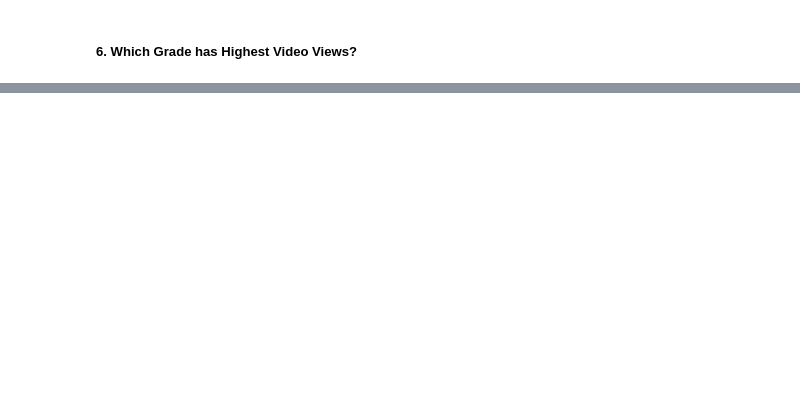
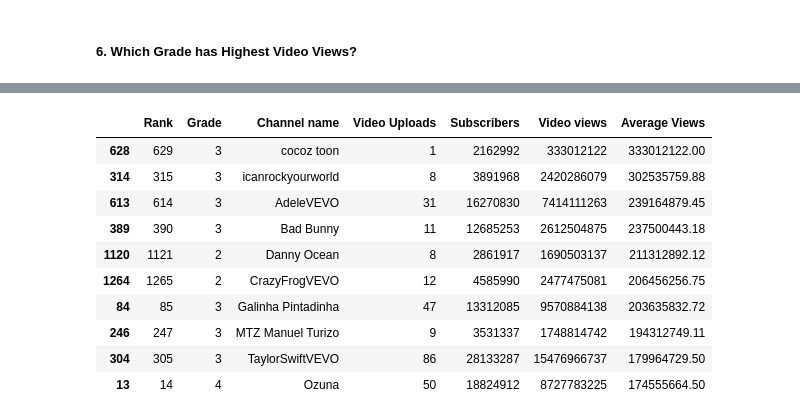
Before and after one commit to TheGouda/Data-Analysis---Top-5000-Youtube-Channels, a Jupyter notebook: main.ipynb, the cells around one changed output, grey strips where cells are left out. Drawn from its saved outputs; the diff is of its cells as text; code cells hidden in the pictures; blank space fills up the shorter version.

Commit message:
completed Data analysis

```diff
--- a/main.ipynb
+++ b/main.ipynb
@@ -584,0 +594,14 @@ The palette list has fewer values (4) than needed (5) and will cycle, which may
+# %%
+data
+# %% [output]
+|  | Rank | Grade | Channel name | Video Uploads | Subscribers | Video views | Average Views |
+| 628 | 629 | 3 | cocoz toon | 1 | 2162992 | 333012122 | 333012122.00 |
+| 314 | 315 | 3 | icanrockyourworld | 8 | 3891968 | 2420286079 | 302535759.88 |
+| 613 | 614 | 3 | AdeleVEVO | 31 | 16270830 | 7414111263 | 239164879.45 |
+| 389 | 390 | 3 | Bad Bunny | 11 | 12685253 | 2612504875 | 237500443.18 |
+| 1120 | 1121 | 2 | Danny Ocean | 8 | 2861917 | 1690503137 | 211312892.12 |
+| 1264 | 1265 | 2 | CrazyFrogVEVO | 12 | 4585990 | 2477475081 | 206456256.75 |
+| 84 | 85 | 3 | Galinha Pintadinha | 47 | 13312085 | 9570884138 | 203635832.72 |
+| 246 | 247 | 3 | MTZ Manuel Turizo | 9 | 3531337 | 1748814742 | 194312749.11 |
+| 304 | 305 | 3 | TaylorSwiftVEVO | 86 | 28133287 | 15476966737 | 179964729.50 |
+| 13 | 14 | 4 | Ozuna | 50 | 18824912 | 8727783225 | 174555664.50 |
```
Also changed, not shown: parts of 7 cells of this notebook, 3 other files.
